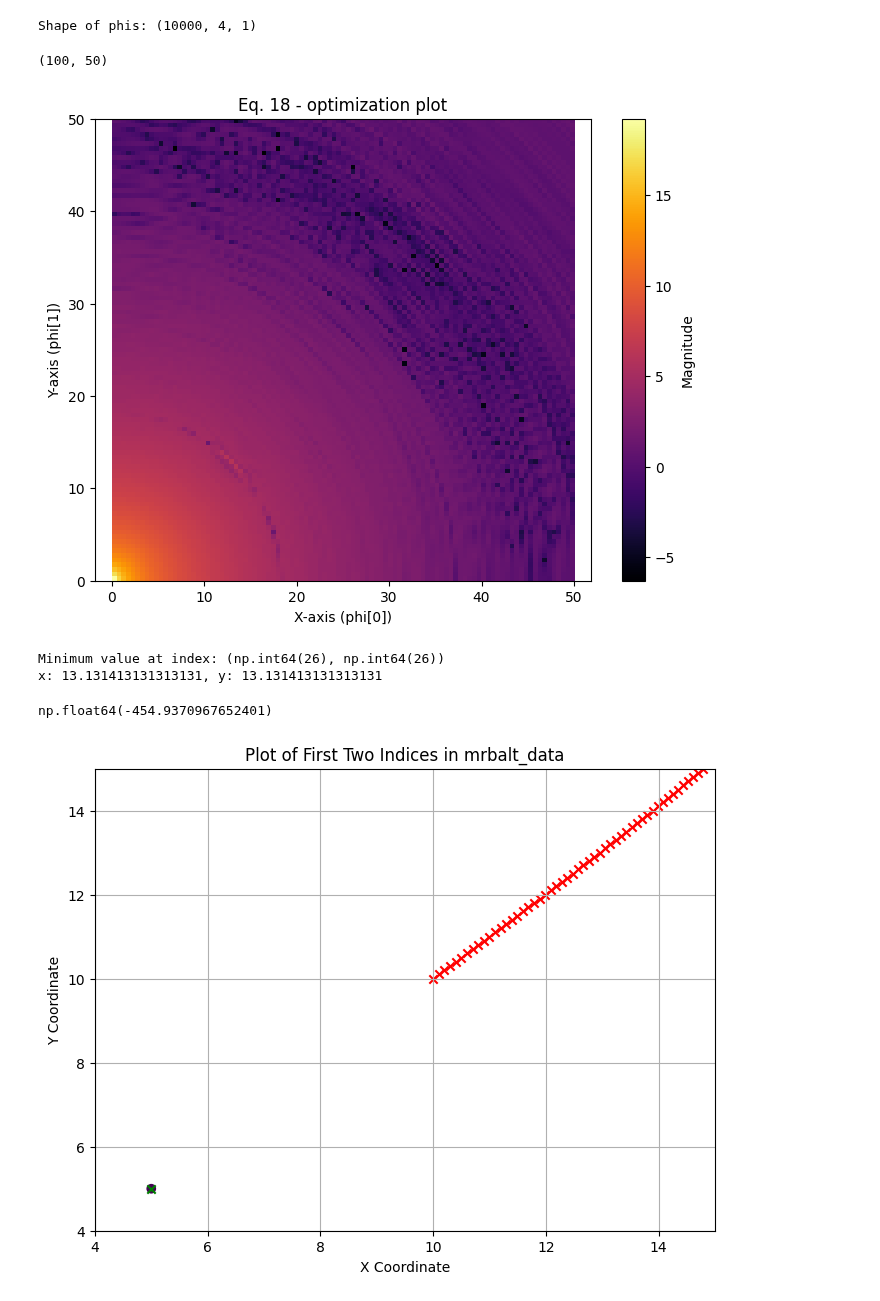
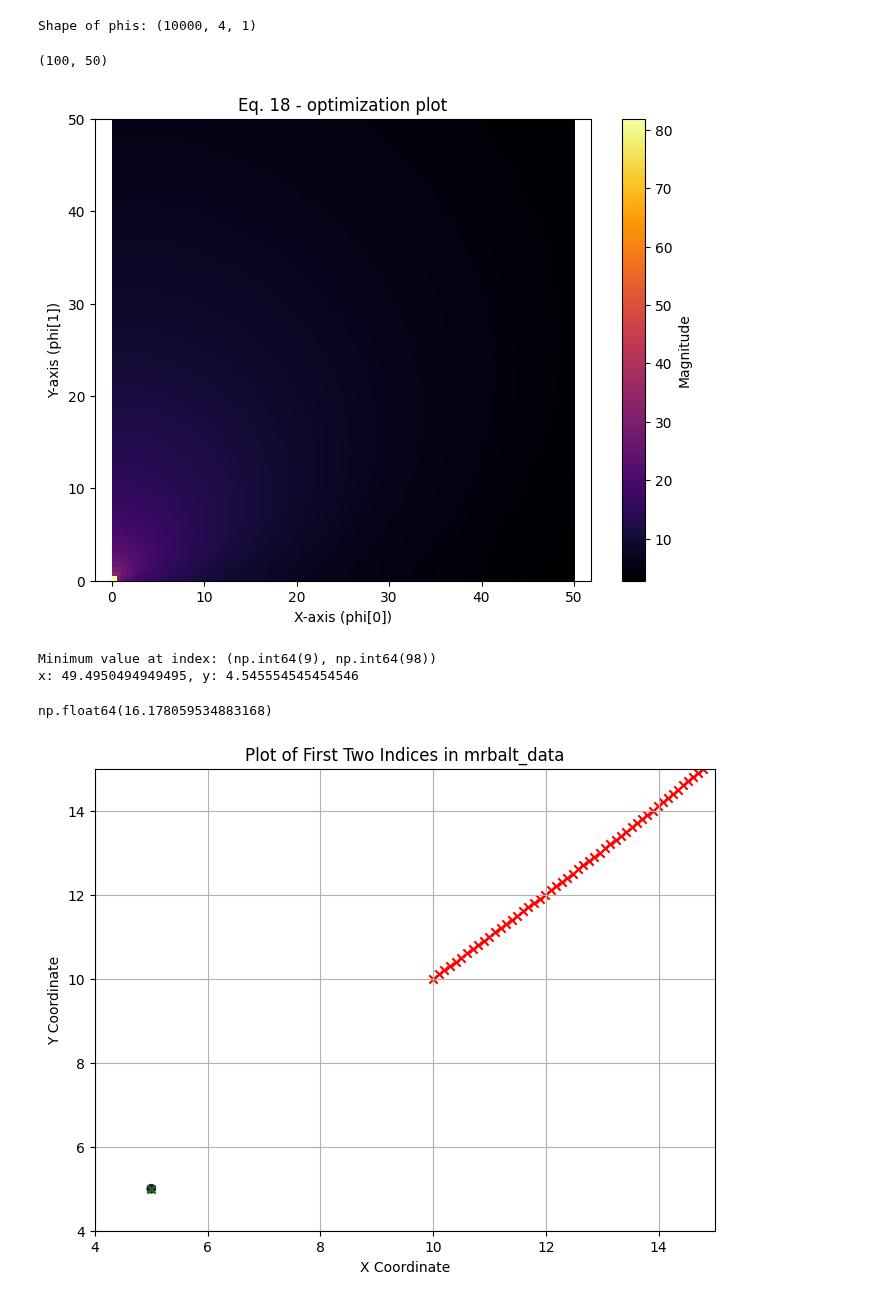
Before and after one commit to RHIMMELAND/MMARS, a Jupyter notebook: examples/MRBLaT_test.ipynb, the cells around one changed output. Cells and saved outputs as stored; diff of their text form; code cells hidden in the pictures.

Commit message:
MRBLaT good covariances - divide by sample rate in jacobian to normalize SINC

```diff
--- a/examples/MRBLaT_test.ipynb
+++ b/examples/MRBLaT_test.ipynb
@@ -71,7 +71,7 @@ Running simulation with <mmars.fmcwRadar.FmcwRadar object at 0x...> and <mmars.t
 # %%
 sim_data = simulation_data.get_data()
 # %%
-frame = 1
+frame = 50
 
 print(target_model_1.get_trajectory()[0][frame], target_model_1.get_trajectory()[1][frame])
 
@@ -89,7 +89,7 @@ data_fourier = np.concatenate([np.fft.fft(sim_data_all_virtual[i:i+256, 0]) for
 
 data_fourier_energy = data_fourier.conj().T @ data_fourier
 
-data_fourier = np.sqrt(sim_data_all_virtual_energy/data_fourier_energy)*data_fourier
+data_fourier = (np.sqrt(sim_data_all_virtual_energy/data_fourier_energy)*data_fourier).T
 
 radar_model_1.generate_S_signal(target_model_1.get_trajectory()[0][frame], target_model_1.get_trajectory()[1][frame])
 
@@ -136,8 +127,6 @@ array([[3.40693854e-05+0.00000000e+00j, 3.40693854e-05+0.00000000e+00j],
 Lambda_z = np.eye(3072) * (radar_model_1.get_standardDeviation)**(-2)
 Lambda_z = csr_matrix(Lambda_z)
 # %%
-frame = 1
-
 sim_data_all_virtual = sim_data[frame,:,:,0,:]
 sim_data_all_virtual = sim_data_all_virtual.flatten()[:, np.newaxis]
 
@@ -262,26 +254,26 @@ Shape of phis: (10000, 4, 1)
 # %%
 S_signals = []
 for n in tqdm(range(len(phis))):
-    S_signals.append(D_KL(phis[n][:4].flatten(), data_fourier, target_model_1.get_trajectory()[0][frame-1], target_model_1.get_trajectory()[0][frame-1]))
+    S_signals.append(mmars.mrblatFunctions.D_KL(phis[n][:4].flatten(), data_fourier, target_model_1.get_trajectory()[0][frame-1], target_model_1.get_trajectory()[0][frame-1], Lambda_z, radar_model_1, mrblatcomp, outputmode=(1,1,1,1), print_output=False))
 # %%
 # Compute the magnitude (ignoring phi[2] and phi[3])
 #magnitudes = np.sqrt(phis[:, 0, 0]**2 + phis[:, 1, 0]**2)
 
 # Reshape to 2D (51x51) for heatmap plotting
 heatmap = np.array(S_signals).reshape(gridsize, gridsize)
 print(heatmap[:100,:50].shape)
 # Plot the heatmap
 plt.figure(figsize=(8, 6))
-plt.imshow(np.log(np.abs(heatmap[1:,1:])), origin='lower', extent=[0, 50, 0, 50], cmap='inferno', aspect='auto')
+plt.imshow(np.log(np.abs(heatmap[:,:])), origin='lower', extent=[0, 50, 0, 50], cmap='inferno', aspect='auto')
 plt.colorbar(label="Magnitude")
 plt.xlabel("X-axis (phi[0])")
 plt.ylabel("Y-axis (phi[1])")
 plt.title("Eq. 18 - optimization plot")
 plt.axis('equal')
 plt.show()
 # %% [output]
 (100, 50)
-[figure, old version]
+[figure, new version]
 # %%
 min_index = np.argmin(heatmap)
 min_index_2d = np.unravel_index(min_index, heatmap.shape)
@@ -292,9 +284,9 @@ print(f"Minimum value at index: {min_index_2d}")
 print(f"x: {x_min}, y: {y_min}")
 np.min(heatmap)
 # %% [output]
-Minimum value at index: (np.int64(26), np.int64(26))
-x: 13.131413131313131, y: 13.131413131313131
+Minimum value at index: (np.int64(9), np.int64(98))
+x: 49.4950494949495, y: 4.545554545454546
-np.float64(-454.9370967652401)
+np.float64(16.178059534883168)
 # %%
 delta_t = 0.1
 
```
Also changed, not shown: parts of 10 cells of this notebook, 2 other files.
